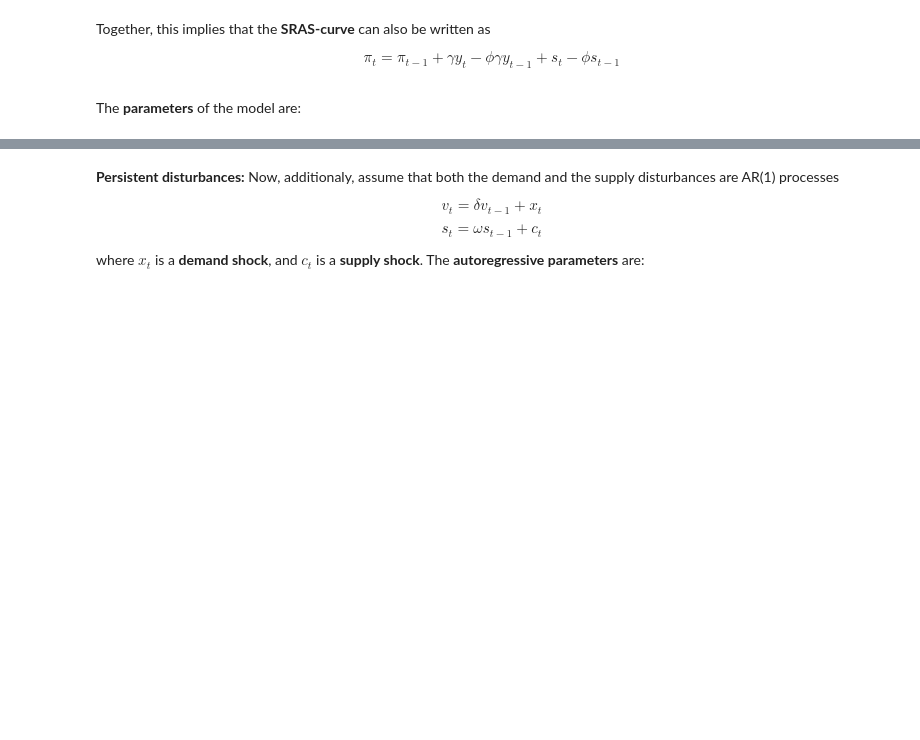
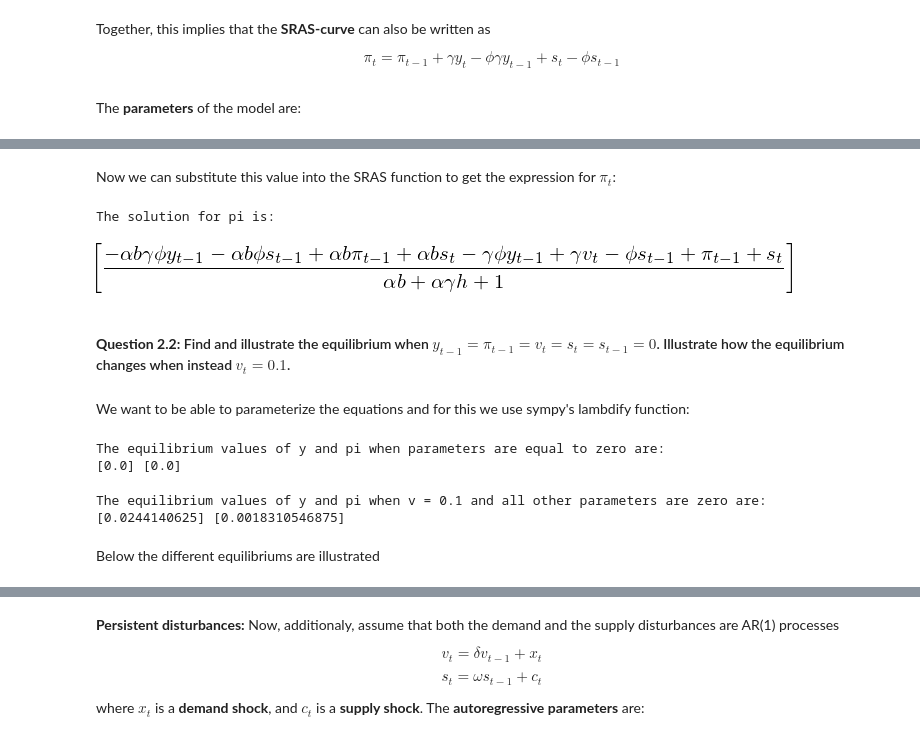
Before and after one commit to NumEconCopenhagen/projects-2019-adu, a Jupyter notebook: examproject/exam_2019.ipynb, the cells around one changed output, grey strips where cells are left out. Drawn from its saved outputs; the diff is of its cells as text; code cells hidden in the pictures; blank space fills up the shorter version.

```diff
--- a/examproject/exam_2019.ipynb
+++ b/examproject/exam_2019.ipynb
@@ -309,0 +372,40 @@ par['gamma'] = 0.075
+# %% [markdown]
+Now we can substitute this value into the SRAS function to get the expression for $\pi_t$:
+# %%
+SRAS_new = SRAS.subs(y,y_EQ[0])
+pi_EQ = sm.solve(SRAS_new,pi)
+print('The solution for pi is:')
+print()
+display(pi_EQ)
+# %% [output]
+The solution for pi is:
+[figure, added]
+# %% [markdown]
+#### **Question 2.2:** Find and illustrate the equilibrium when $y_{t-1} = \pi_{t-1} = v_t = s_t = s_{t-1} = 0$. Illustrate how the equilibrium changes when instead $v_t = 0.1$.
+# %% [markdown]
+We want to be able to parameterize the equations and for this we use sympy's lambdify function:
+# %%
+# Lambdify functions
+lambd_y = sm.lambdify((alpha,h,b,phi,gamma,pi_lag,y_lag,s_lag,v,s),y_EQ)
+lambd_pi = sm.lambdify((alpha,h,b,phi,gamma,pi_lag,y_lag,s_lag,v,s),pi_EQ)
+
+# Now we can find the equilibrium values
+y_par0 = lambd_y(par['alpha'],par['h'],par['b'],par['phi'],par['gamma'],0,0,0,0,0)
+pi_par0 = lambd_pi(par['alpha'],par['h'],par['b'],par['phi'],par['gamma'],0,0,0,0,0)
+
+print('The equilibrium values of y and pi when parameters are equal to zero are:')
+print(y_par0,pi_par0)
+# %% [output]
+The equilibrium values of y and pi when parameters are equal to zero are:
+[0.0] [0.0]
+# %%
+y_parv = lambd_y(par['alpha'],par['h'],par['b'],par['phi'],par['gamma'],0,0,0,0.1,0)
+pi_parv = lambd_pi(par['alpha'],par['h'],par['b'],par['phi'],par['gamma'],0,0,0,0.1,0)
+
+print('The equilibrium values of y and pi when v = 0.1 and all other parameters are zero are:')
+print(y_parv,pi_parv)
+# %% [output]
+The equilibrium values of y and pi when v = 0.1 and all other parameters are zero are:
+[0.0244140625] [0.0018310546875]
+# %% [markdown]
+Below the different equilibriums are illustrated
```
Also changed, not shown: parts of 37 cells of this notebook, 2 other files.
